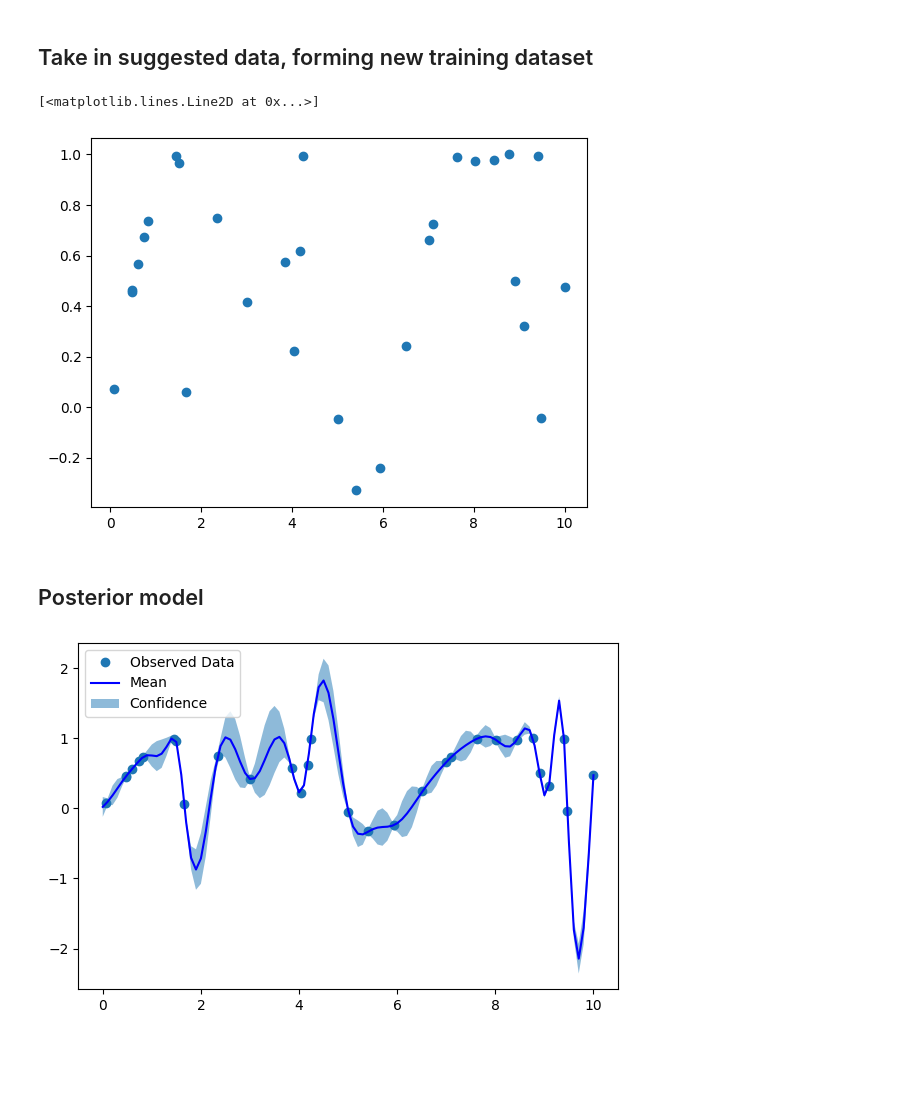
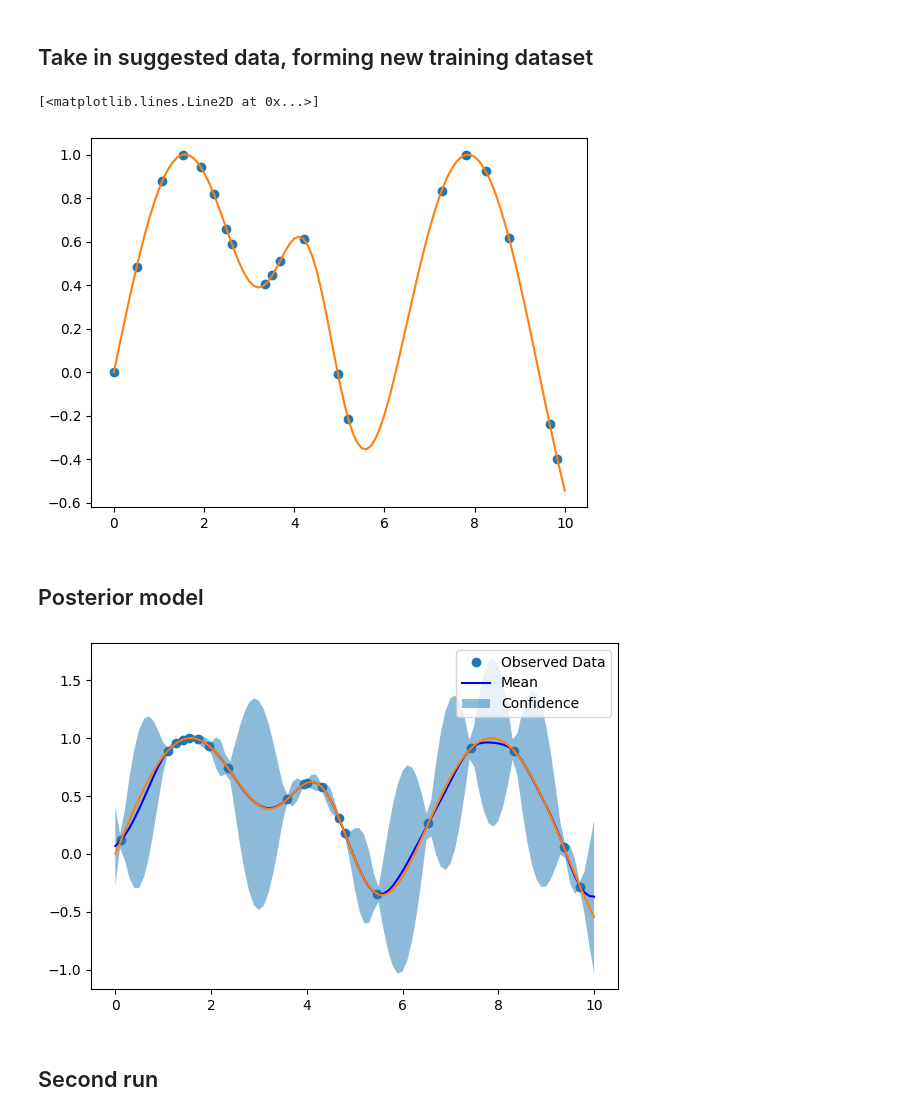
Before and after one commit to YimengJin/Thesis_Yimeng, a Jupyter notebook: Model Test.ipynb, the cells around one changed output. Saved outputs shown, nothing was run; the diff lists cells and outputs as text; code cells hidden in the pictures; blank space fills up the shorter version.

```diff
--- a/Model Test.ipynb
+++ b/Model Test.ipynb
@@ -38,11 +38,12 @@ plt.show()
 # %% [markdown]
 ## Retrive initial dataset
 # %%
-n = 20 # Number of training points
+n = 10 # Number of training points
 train_x = torch.rand(n,1)*10
 train_y = F(train_x).unsqueeze(-1)
 best_observed = train_y.max().item()
 plt.plot(train_x,train_y,'o', color = 'black')
+plt.plot(x,F(x))
 plt.show
 train_x,train_y,best_observed
 # %% [output]
@@ -90,6 +91,7 @@ with torch.no_grad():
     ax.plot(test_x.cpu().numpy(), posterior.mean.cpu().numpy(), 'b')
     # Shade between the lower and upper confidence bounds
     ax.fill_between(test_x.cpu().numpy(), lower.cpu().numpy(), upper.cpu().numpy(), alpha=0.5)
+    plt.plot(x,F(x))
 ax.legend(['Observed Data', 'Mean', 'Confidence'])
 plt.tight_layout()
 plt.show()
@@ -147,42 +150,46 @@ plt.show()
 # %% [markdown]
 ## Take in suggested data, forming new training dataset
 # %%
-combine_x = (train_x,candidates)
+combine_x = (train_x,candidates_x)
 combine_y = (train_y,candidates_y)
 posterior_x = torch.cat(combine_x, dim = 0)
 posterior_y = torch.cat(combine_y, dim = 0)
 posterior_x,posterior_y
 plt.plot(posterior_x,posterior_y,'o')
+plt.plot(x,F(x))
 # %% [output]
 [<matplotlib.lines.Line2D at 0x...>]
-[figure, old version]
+[figure, new version]
 # %% [markdown]
 ## Posterior model
 # %%
 posterior_model = SingleTaskGP(posterior_x,posterior_y,)
 mll = ExactMarginalLogLikelihood(posterior_model.likelihood,model)
 fit_gpytorch_model(mll)
 
 # Plot
 posterior_model.eval()
 # Initialize plot
 f, ax = plt.subplots(1, 1, figsize=(6, 4))
 # test model on 101 regular spaced points on the interval [0, 10]
 test_x = torch.linspace(0, 10, 101)
 # no need for gradients
 with torch.no_grad():
     # compute posterior
     posterior = posterior_model.posterior(test_x)
     # Get upper and lower confidence bounds (2 standard deviations from the mean)
     lower, upper = posterior.mvn.confidence_region()
     # Plot training points as black stars
     ax.plot(posterior_x.cpu().numpy(), posterior_y.cpu().numpy(), 'o',)
     # Plot posterior means as blue line
     ax.plot(test_x.cpu().numpy(), posterior.mean.cpu().numpy(), 'b')
     # Shade between the lower and upper confidence bounds
     ax.fill_between(test_x.cpu().numpy(), lower.cpu().numpy(), upper.cpu().numpy(), alpha=0.5)
+    plt.plot(x,F(x))
 ax.legend(['Observed Data', 'Mean', 'Confidence'])
 plt.tight_layout()
 plt.show()
 # %% [output]
-[figure, old version]
+[figure, new version]
+# %% [markdown]
+## Second run
```
Also changed, not shown: parts of 9 cells of this notebook.
